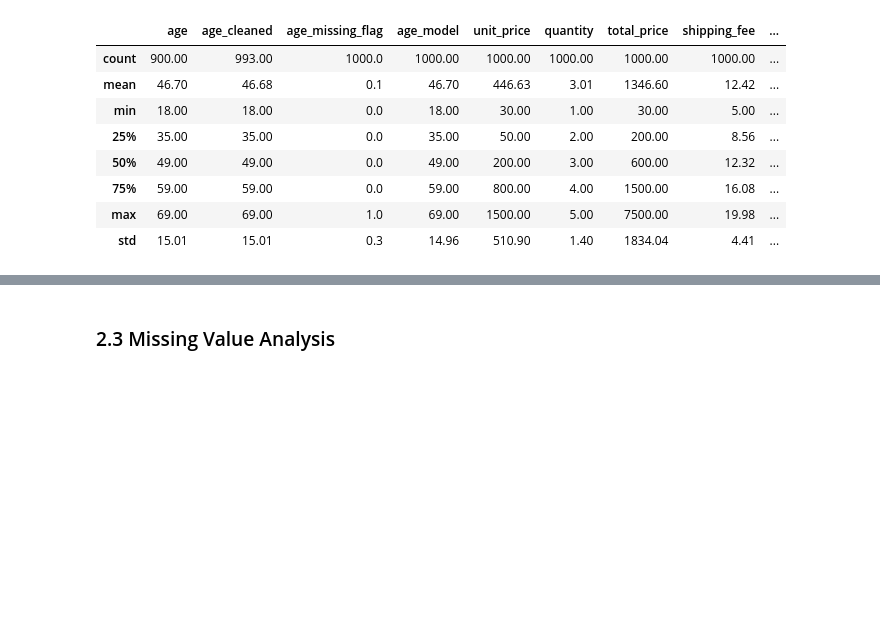
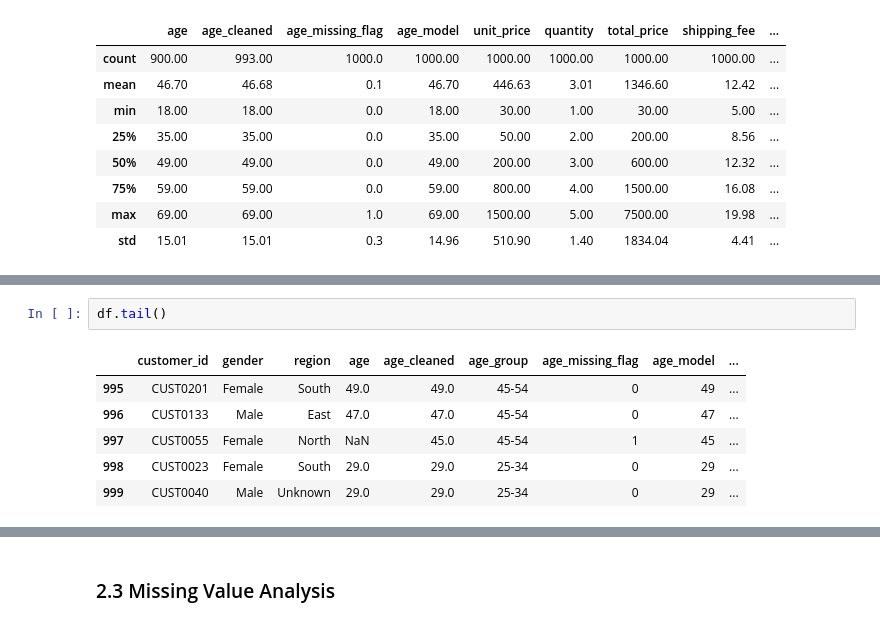
Before and after one commit to OppenJayme/ecommerce_sales_customer_insights, a Jupyter notebook: Deliverables/Group_Closer_Notebook.ipynb, the cells around one changed output, grey strips where cells are left out. Drawn from its saved outputs; the diff is of its cells as text; blank space fills up the shorter version.

```diff
--- a/Deliverables/Group_Closer_Notebook.ipynb
+++ b/Deliverables/Group_Closer_Notebook.ipynb
@@ -73,0 +117,9 @@ df.describe().round(2)
+# %%
+df.tail()
+# %% [output]
+|  | customer_id | gender | region | age | age_cleaned | age_group | age_missing_flag | age_model | ... |
+| 995 | CUST0201 | Female | South | 49.0 | 49.0 | 45-54 | 0 | 49 | ... |
+| 996 | CUST0133 | Male | East | 47.0 | 47.0 | 45-54 | 0 | 47 | ... |
+| 997 | CUST0055 | Female | North | NaN | 45.0 | 45-54 | 1 | 45 | ... |
+| 998 | CUST0023 | Female | South | 29.0 | 29.0 | 25-34 | 0 | 29 | ... |
+| 999 | CUST0040 | Male | Unknown | 29.0 | 29.0 | 25-34 | 0 | 29 | ... |
```
Also changed, not shown: parts of 14 cells of this notebook, 1 other file.
